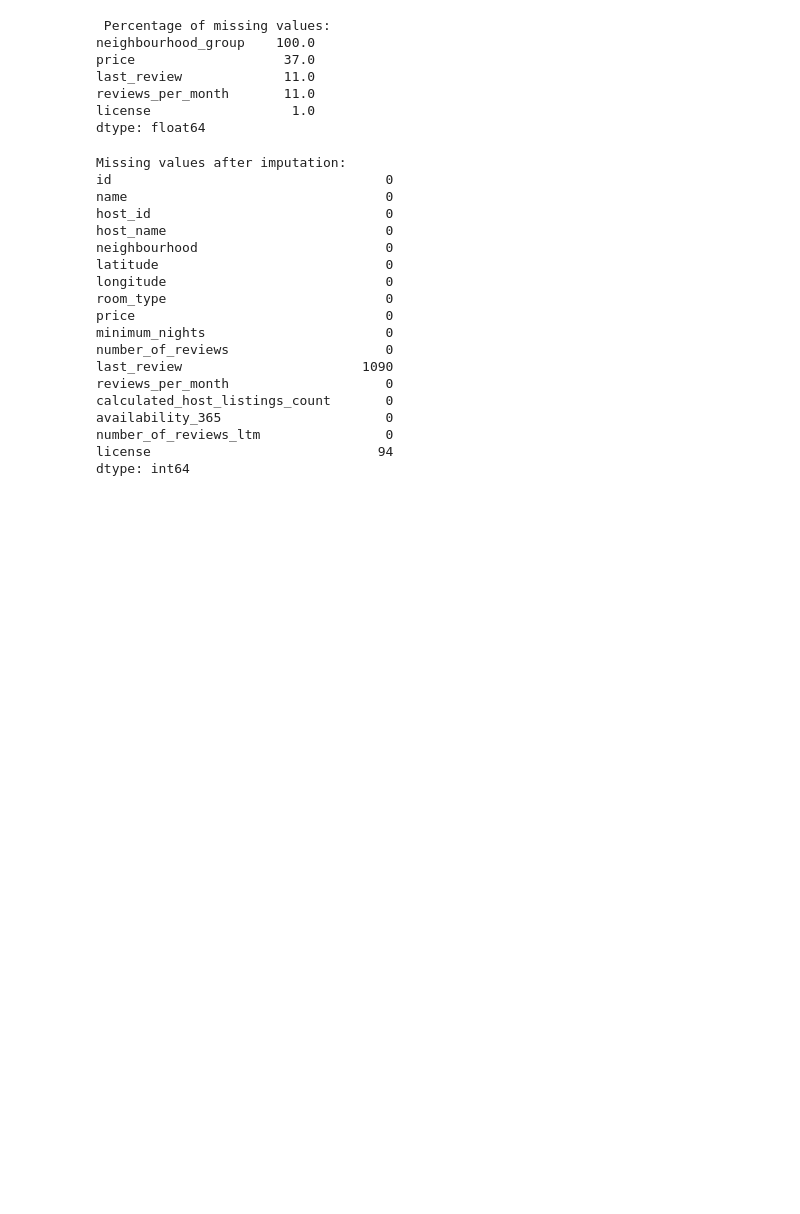
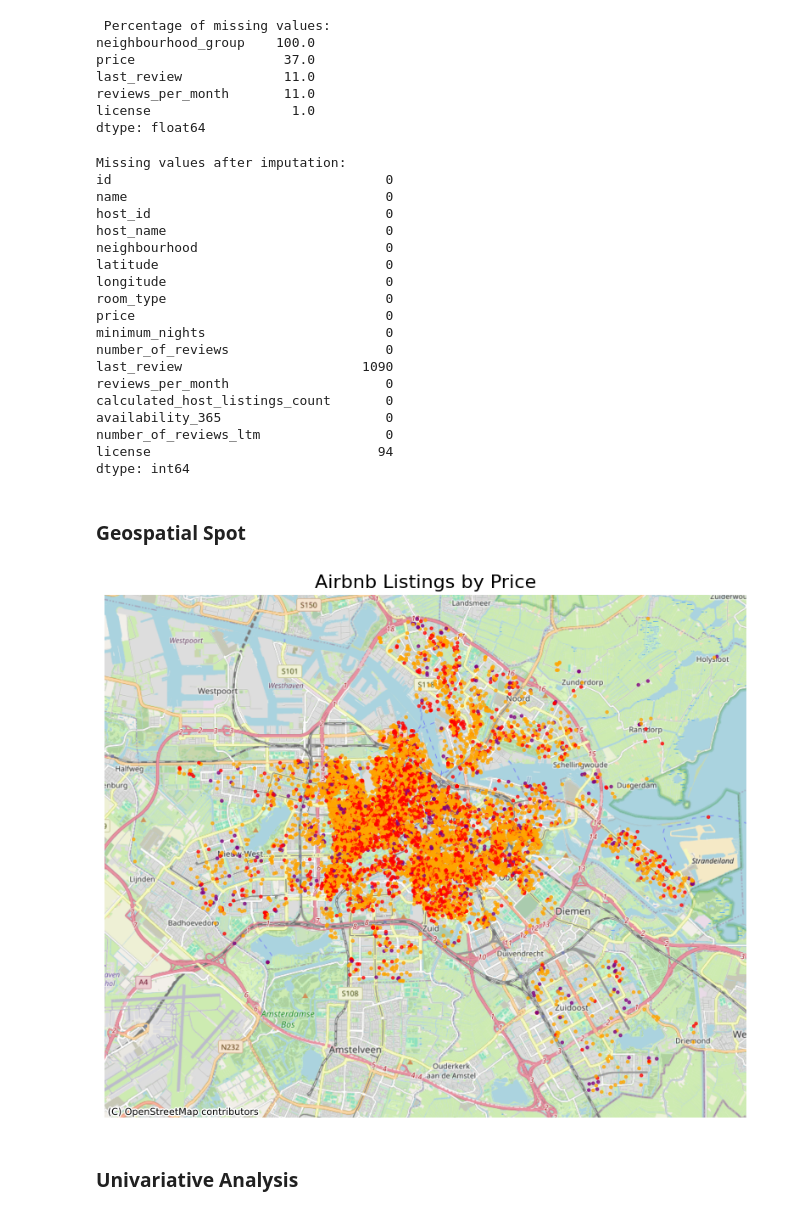
Before and after one commit to martinemskd/Airbnb-Datasets, a Jupyter notebook: Amsterdam.ipynb, the cells around one changed output. Drawn from its saved outputs; the diff is of its cells as text; code cells hidden in the pictures; blank space fills up the shorter version.

```diff
--- a/Amsterdam.ipynb
+++ b/Amsterdam.ipynb
@@ -141,3 +147,27 @@ availability_365                     0
 number_of_reviews_ltm                0
 license                             94
 dtype: int64
+# %% [markdown]
+### Geospatial Spot
+# %%
+# Convert latitude and longitude into Point geometries
+listings['geometry'] = [Point(xy) for xy in zip(listings['longitude'], listings['latitude'])]
+gdf = gpd.GeoDataFrame(listings, geometry='geometry', crs="EPSG:4326").to_crs(epsg=3857)
+
+# Assign colors based on price
+gdf['color'] = gdf['price'].apply(lambda p: 'purple' if p < 100 else 'orange' if p < 250 else 'red')
+
+# Plot
+fig, ax = plt.subplots(figsize=(12, 8))
+gdf.plot(ax=ax, marker='o', color=gdf['color'], markersize=5, alpha=0.7)
+
+# Add basemap
+ctx.add_basemap(ax, source=ctx.providers.OpenStreetMap.Mapnik)
+
+ax.set_title("Airbnb Listings by Price", fontsize=16)
+ax.set_axis_off()
+plt.show()
+# %% [output]
+[figure, added]
+# %% [markdown]
+### Univariative Analysis
```
Also changed, not shown: parts of 5 cells of this notebook.
